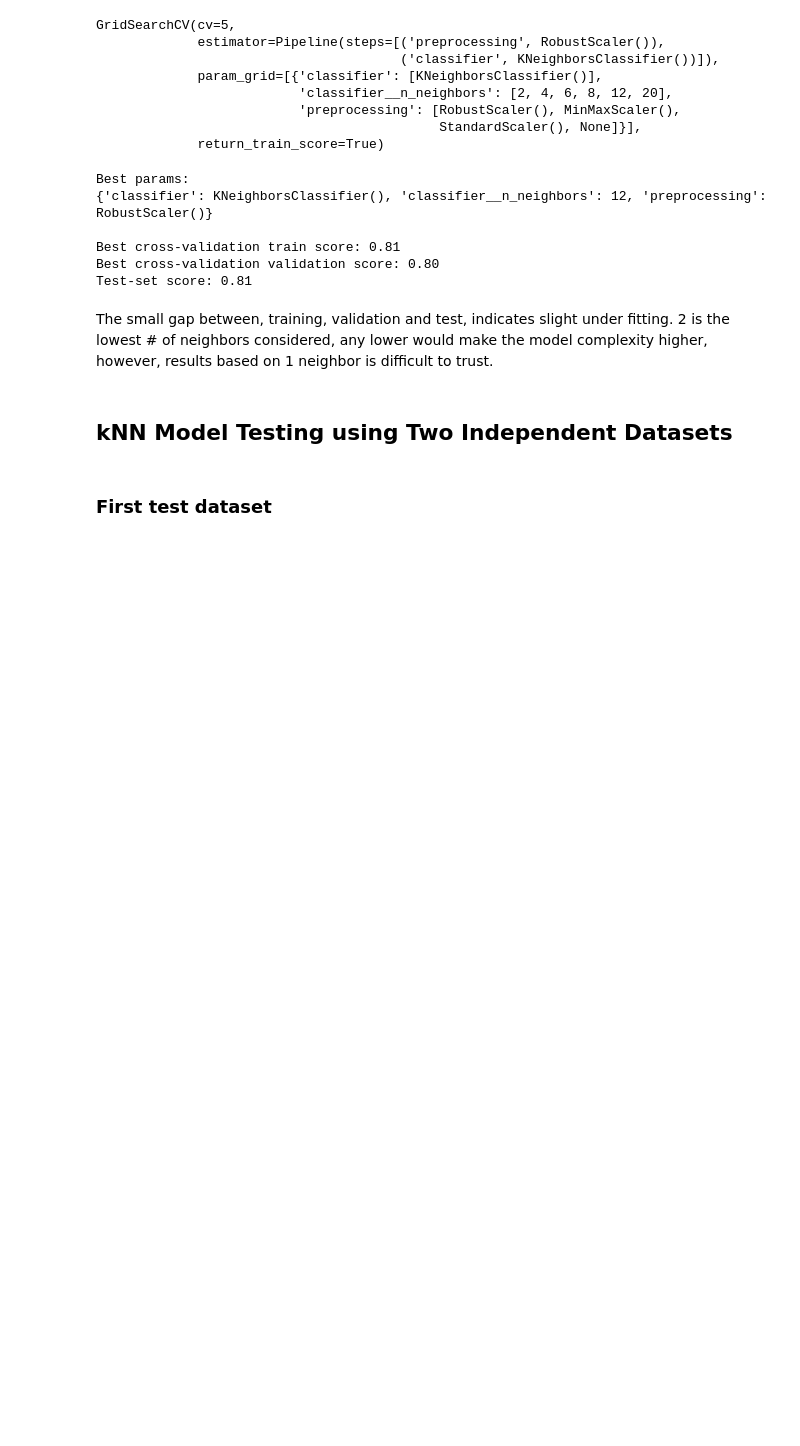
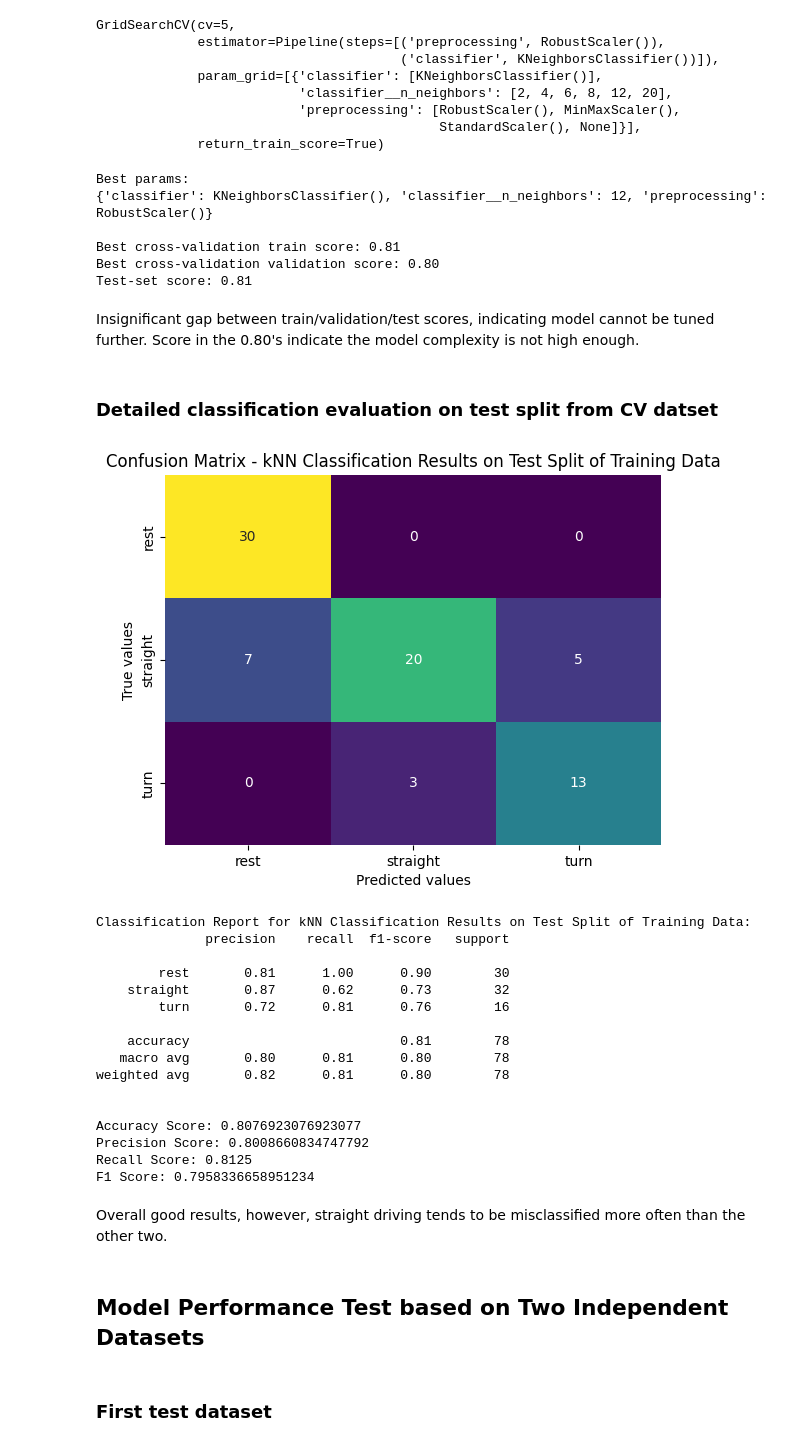
Before and after one commit to sauravuprety21/enel682-proj, a Jupyter notebook: 01knn.ipynb, the cells around one changed output. Cells and saved outputs as stored; diff of their text form; code cells hidden in the pictures; blank space fills up the shorter version.

```diff
--- a/01knn.ipynb
+++ b/01knn.ipynb
@@ -8,3 +10,4 @@ import matplotlib.pyplot as plt
 # %%
-df = pd.read_csv('data/training.csv')
+# Cross validation/training dataset
+cv_set = pd.read_csv('data/training.csv')
 # %%
@@ -109,5 +111,5 @@ Best params:
 Best cross-validation train score: 0.81
 Best cross-validation validation score: 0.80
 Test-set score: 0.81
-# %% [markdown]
-The small gap between, training, validation and test, indicates slight under fitting. 2 is the lowest # of neighbors considered, any lower would make the model complexity higher, however, results based on 1 neighbor is difficult to trust.
+# %% [markdown]
+Insignificant gap between train/validation/test scores, indicating model cannot be tuned further. Score in the 0.80's indicate the model complexity is not high enough.
@@ -114,5 +157,29 @@ The small gap between, training, validation and test, indicates slight under fit
+# %% [markdown]
+### Detailed classification evaluation on test split from CV datset
+# %%
+evaluate_classification(y_test, grid.predict(X_test), ['rest', 'straight','turn'], 'kNN Classification Results on Test Split of Training Data')
+# %% [output]
+[figure, added]
+Classification Report for kNN Classification Results on Test Split of Training Data:
+              precision    recall  f1-score   support
+
+        rest       0.81      1.00      0.90        30
+    straight       0.87      0.62      0.73        32
+        turn       0.72      0.81      0.76        16
+
+    accuracy                           0.81        78
+   macro avg       0.80      0.81      0.80        78
+weighted avg       0.82      0.81      0.80        78
+
+
+Accuracy Score: 0.8076923076923077
+Precision Score: 0.8008660834747792
+Recall Score: 0.8125
+F1 Score: 0.7958336658951234
+# %% [markdown]
+Overall good results, however, straight driving tends to be misclassified more often than the other two.
 # %% [markdown]
-## kNN Model Testing using Two Independent Datasets
+## Model Performance Test based on Two Independent Datasets
 # %% [markdown]
 ### First test dataset
 # %%
```
Also changed, not shown: parts of 34 cells of this notebook.
